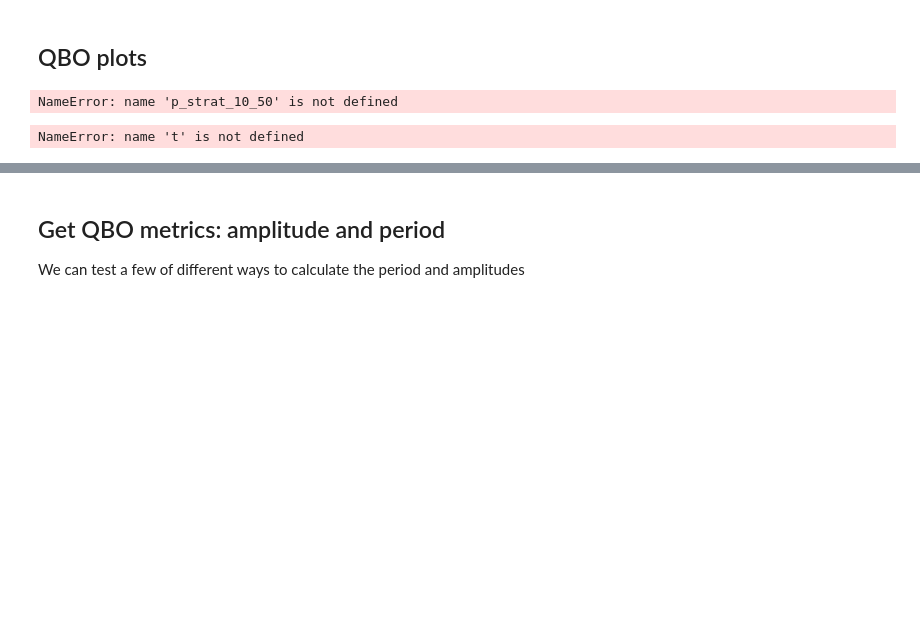
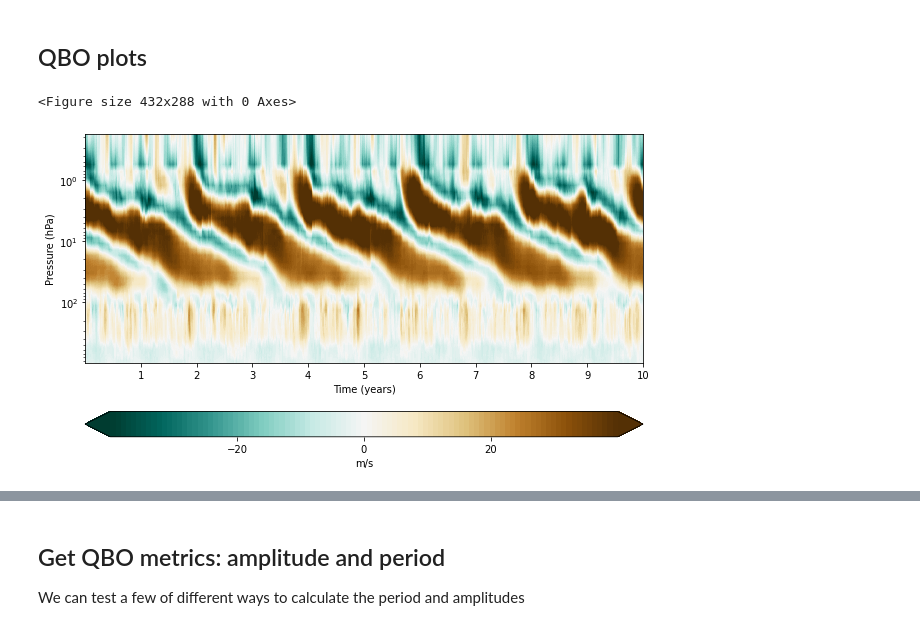
Before and after one commit to lm2612/MiMA_analysis, a Jupyter notebook: Notebooks/QBO_properties.ipynb, the cells around one changed output, grey strips where cells are left out. Cells and saved outputs as stored; diff of their text form; code cells hidden in the pictures; blank space fills up the shorter version.

```diff
--- a/Notebooks/QBO_properties.ipynb
+++ b/Notebooks/QBO_properties.ipynb
@@ -47,9 +41,29 @@ t = time[:]
-# %%
-p_strat_10_50
-# %% [output]
-NameError: name 'p_strat_10_50' is not defined
+# %%
+# Plot contours of zonal mean wind speeds in 4degS-4degN region (inds 30-34)
+u_zonal = mean_lat_weighted( ucomp[:, :, 30:34, :].mean(axis=(-1)), lat[30:34], axis=(-1) )
+t = time[:]
+
+nrows = 1
+ncols = 1
+
+levels = np.linspace(-40, 40, 100)
+
+
+plt.clf()
+fig, axs = plt.subplots(nrows, ncols,figsize=(10, 6), gridspec_kw = {'wspace':0., 'hspace':0.}, sharey=True)
+
+plt.contourf(time[:]-time[0], pfull[:], u_zonal.T,
+             cmap = 'BrBG_r', levels = levels, extend='both')
+plt.ylabel('Pressure (hPa)')
+plt.xlabel('Time (years)')
+plt.xticks(np.arange(360., len(time)+1, 360.), np.arange(1, int((len(time)+1)/360)+1 , 1))
+axs.set_yscale('log')
+axs.invert_yaxis()
+cbar = plt.colorbar(ticks=np.arange(-20, 20.5, 20), location='bottom', label='m/s',
+                    orientation='horizontal')
+# %% [output]
+<Figure size 432x288 with 0 Axes>
+[figure, added]
 # %%
 u_deseason = deseasonalize(u_zonal, t)
-# %% [output]
-NameError: name 't' is not defined
 # %%
```
Also changed, not shown: parts of 16 cells of this notebook.
